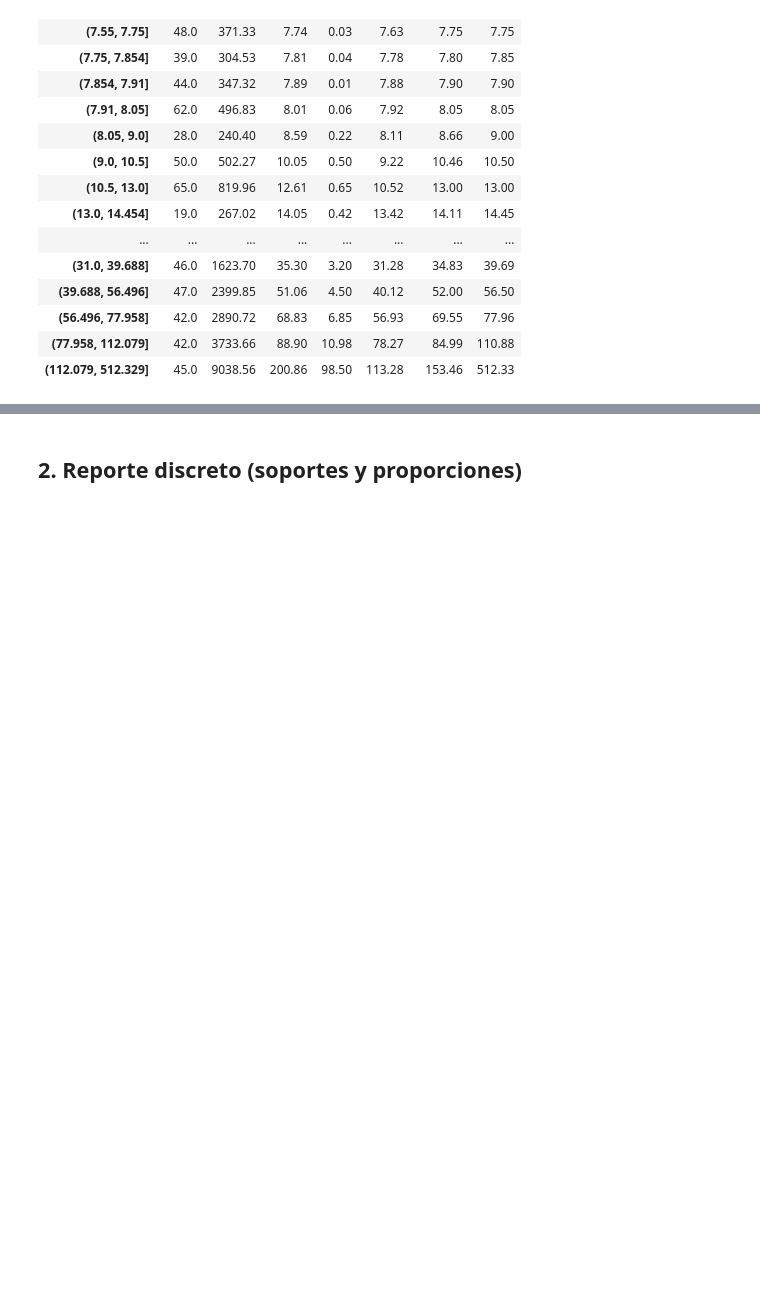
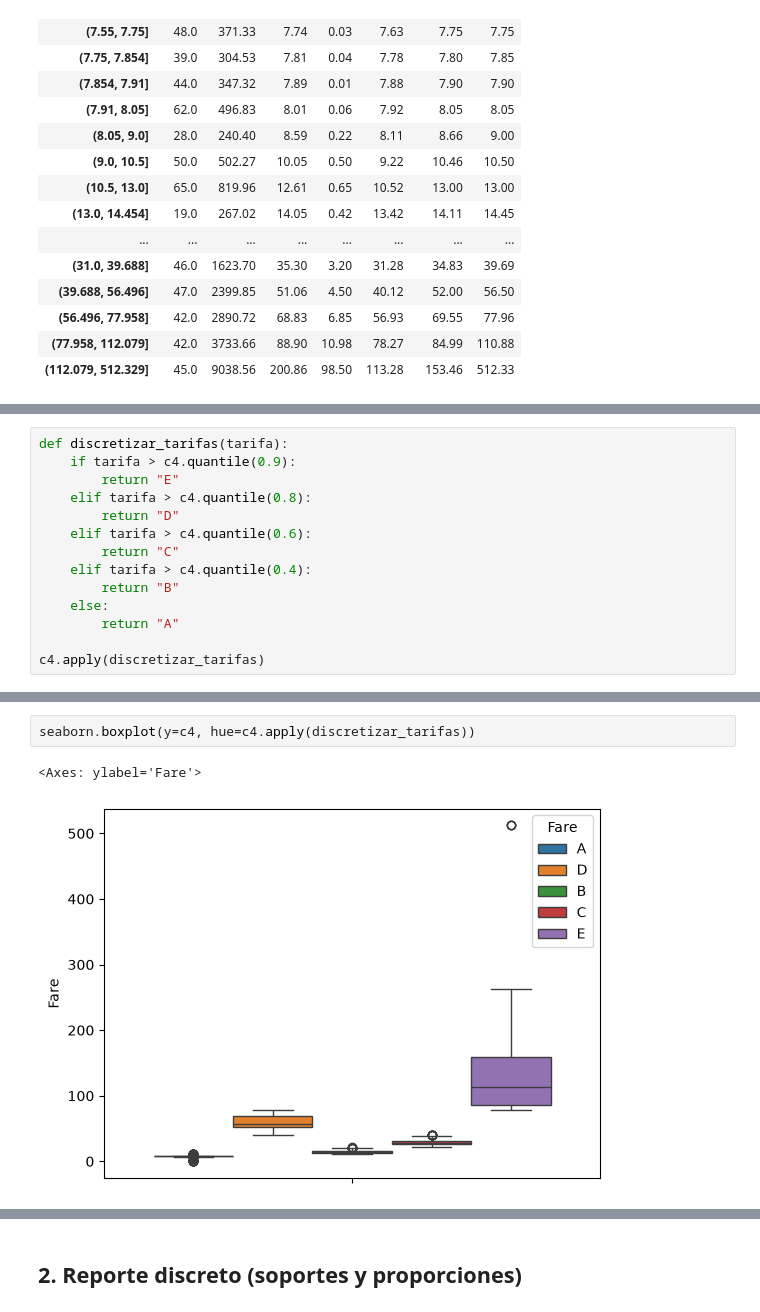
Before and after one commit to dragonnomada/diplomado-ia-asa, a Jupyter notebook: m304/libretas/Damian304.ipynb, the cells around one changed output, grey strips where cells are left out. Cells and saved outputs as stored; diff of their text form; blank space fills up the shorter version.

```diff
--- a/m304/libretas/Damian304.ipynb
+++ b/m304/libretas/Damian304.ipynb
@@ -225,0 +317,14 @@ pd.DataFrame([c4_q20, c4]).T.groupby("Fare P20").agg({
+# %%
+def discretizar_tarifas(tarifa):
+    if tarifa > c4.quantile(0.9):
+        return "E"
+    elif tarifa > c4.quantile(0.8):
+        return "D"
+    elif tarifa > c4.quantile(0.6):
+        return "C"
+    elif tarifa > c4.quantile(0.4):
+        return "B"
+    else:
+        return "A"
+
+c4.apply(discretizar_tarifas)
@@ -225,0 +344,5 @@ pd.DataFrame([c4_q20, c4]).T.groupby("Fare P20").agg({
+# %%
+seaborn.boxplot(y=c4, hue=c4.apply(discretizar_tarifas))
+# %% [output]
+<Axes: ylabel='Fare'>
+[figure, added]
```
Also changed, not shown: parts of 52 cells of this notebook, 10 other files.
